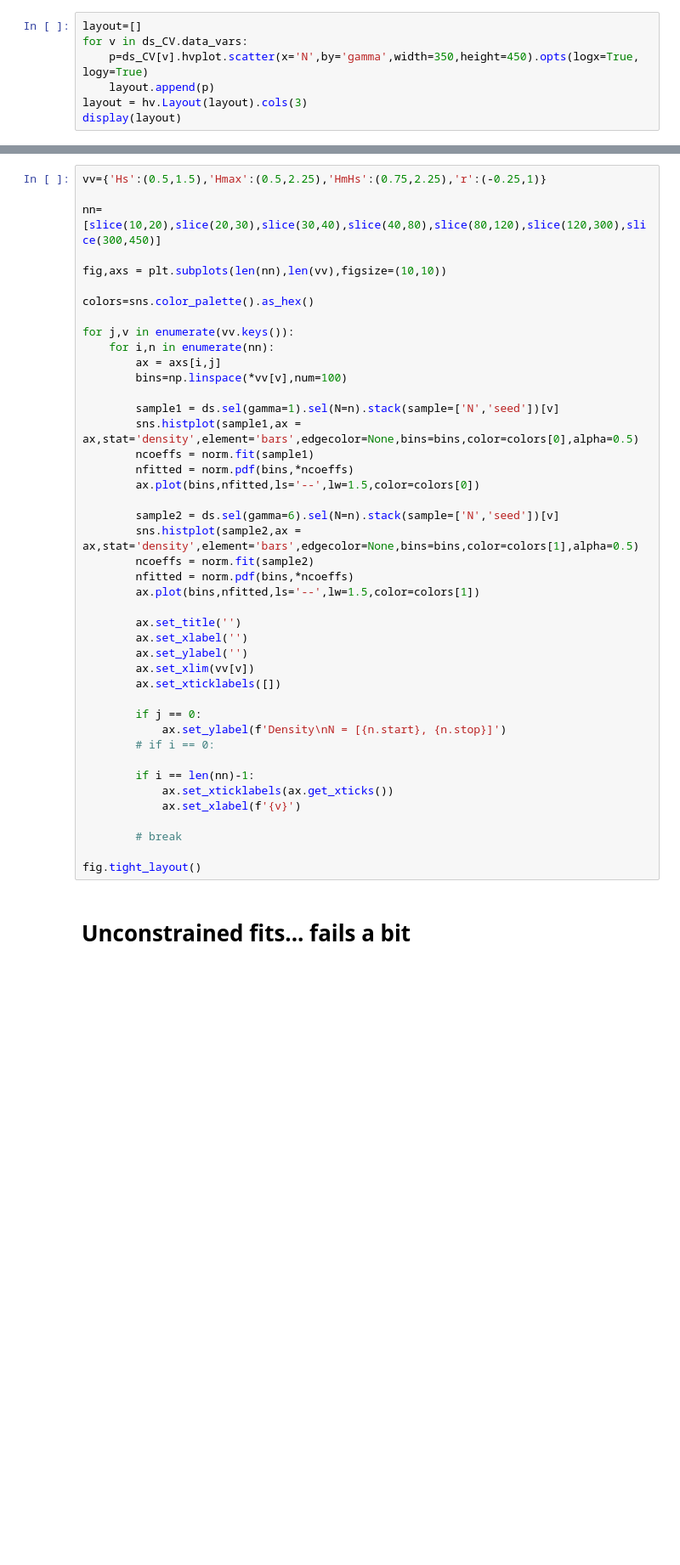
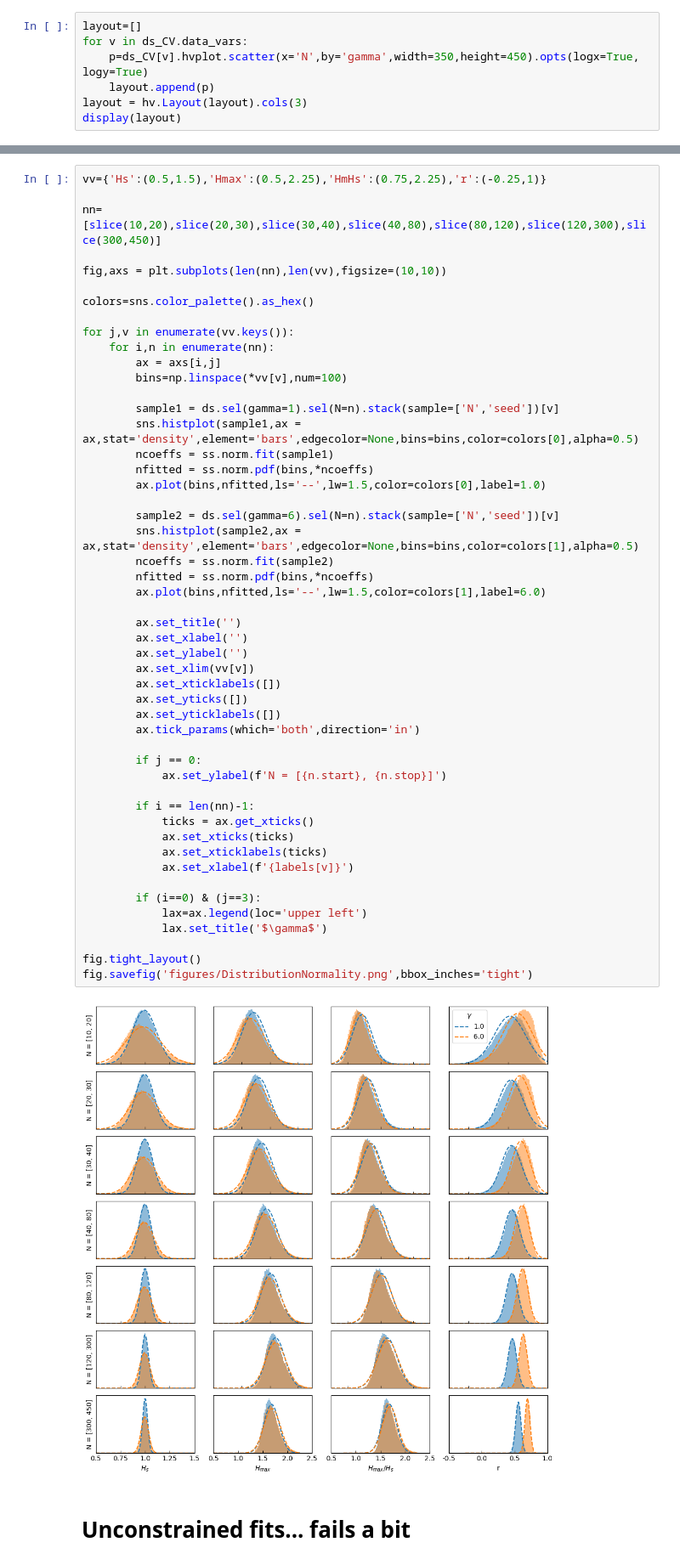
Before and after one commit to pbranson/linearsim, a Jupyter notebook: Step4_Model.ipynb, the cells around one changed output, grey strips where cells are left out. Shown at 85% size. Cells and saved outputs as stored; diff of their text form; blank space fills up the shorter version.

```diff
--- a/Step4_Model.ipynb
+++ b/Step4_Model.ipynb
@@ -69,44 +77,53 @@ vv={'Hs':(0.5,1.5),'Hmax':(0.5,2.25),'HmHs':(0.75,2.25),'r':(-0.25,1)}
 
 nn=[slice(10,20),slice(20,30),slice(30,40),slice(40,80),slice(80,120),slice(120,300),slice(300,450)]
 
 fig,axs = plt.subplots(len(nn),len(vv),figsize=(10,10))
 
 colors=sns.color_palette().as_hex()
 
 for j,v in enumerate(vv.keys()):
     for i,n in enumerate(nn):
         ax = axs[i,j]
         bins=np.linspace(*vv[v],num=100)
 
         sample1 = ds.sel(gamma=1).sel(N=n).stack(sample=['N','seed'])[v]
         sns.histplot(sample1,ax = ax,stat='density',element='bars',edgecolor=None,bins=bins,color=colors[0],alpha=0.5)
-        ncoeffs = norm.fit(sample1)
-        nfitted = norm.pdf(bins,*ncoeffs)
-        ax.plot(bins,nfitted,ls='--',lw=1.5,color=colors[0])
+        ncoeffs = ss.norm.fit(sample1)
+        nfitted = ss.norm.pdf(bins,*ncoeffs)
+        ax.plot(bins,nfitted,ls='--',lw=1.5,color=colors[0],label=1.0)
 
         sample2 = ds.sel(gamma=6).sel(N=n).stack(sample=['N','seed'])[v]
         sns.histplot(sample2,ax = ax,stat='density',element='bars',edgecolor=None,bins=bins,color=colors[1],alpha=0.5)
-        ncoeffs = norm.fit(sample2)
-        nfitted = norm.pdf(bins,*ncoeffs)
-        ax.plot(bins,nfitted,ls='--',lw=1.5,color=colors[1])
+        ncoeffs = ss.norm.fit(sample2)
+        nfitted = ss.norm.pdf(bins,*ncoeffs)
+        ax.plot(bins,nfitted,ls='--',lw=1.5,color=colors[1],label=6.0)
 
         ax.set_title('')
         ax.set_xlabel('')
         ax.set_ylabel('')
         ax.set_xlim(vv[v])
         ax.set_xticklabels([])
+        ax.set_yticks([])
+        ax.set_yticklabels([])
+        ax.tick_params(which='both',direction='in')
 
         if j == 0:
-            ax.set_ylabel(f'Density\nN = [{n.start}, {n.stop}]')
-        # if i == 0:
+            ax.set_ylabel(f'N = [{n.start}, {n.stop}]')
 
         if i == len(nn)-1:
-            ax.set_xticklabels(ax.get_xticks())
-            ax.set_xlabel(f'{v}')
+            ticks = ax.get_xticks()
+            ax.set_xticks(ticks)
+            ax.set_xticklabels(ticks)
+            ax.set_xlabel(f'{labels[v]}')
 
-        # break
+        if (i==0) & (j==3):
+            lax=ax.legend(loc='upper left')
+            lax.set_title('$\gamma$')
 
 fig.tight_layout()
+fig.savefig('figures/DistributionNormality.png',bbox_inches='tight')
+# %% [output]
+[figure, added]
 # %% [markdown]
 # Unconstrained fits... fails a bit
 # %%
```
Also changed, not shown: parts of 26 cells of this notebook, 39 other files.
